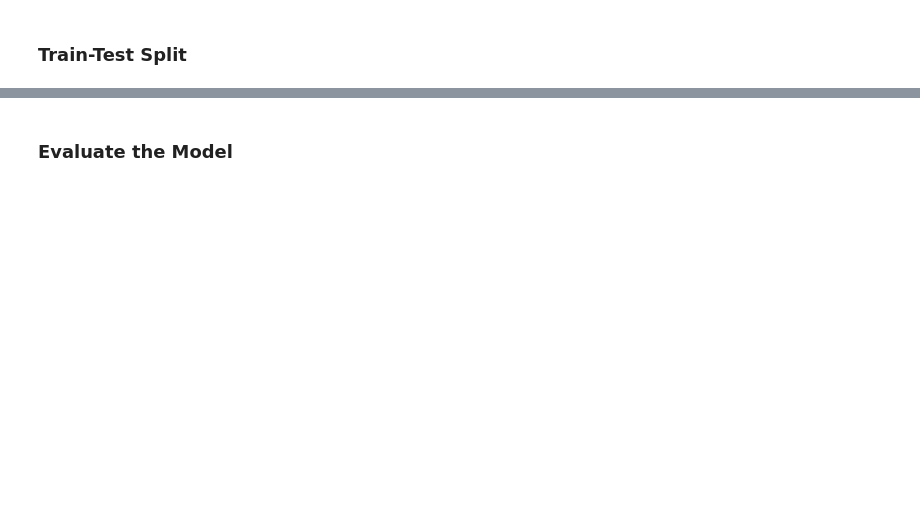
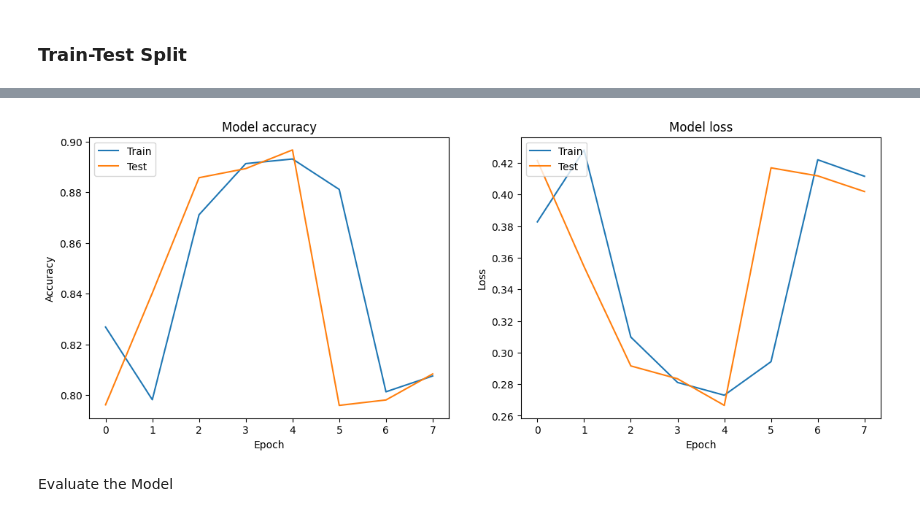
Before and after one commit to namrata1104/Fake_news_detection, a Jupyter notebook: notebooks/fakenews-jarrod.ipynb, the cells around one changed output, grey strips where cells are left out. Cells and saved outputs as stored; diff of their text form; code cells hidden in the pictures; blank space fills up the shorter version.

```diff
--- a/notebooks/fakenews-jarrod.ipynb
+++ b/notebooks/fakenews-jarrod.ipynb
@@ -169,4 +282,28 @@ Epoch 5/5
+# %%
+# Plot training & validation accuracy values
+plt.figure(figsize=(14, 5))
+
+plt.subplot(1, 2, 1)
+plt.plot(history_1.history['accuracy'])
+plt.plot(history_1.history['val_accuracy'])
+plt.title('Model accuracy')
+plt.ylabel('Accuracy')
+plt.xlabel('Epoch')
+plt.legend(['Train', 'Test'], loc='upper left')
+
+# Plot training & validation loss values
+plt.subplot(1, 2, 2)
+plt.plot(history_1.history['loss'])
+plt.plot(history_1.history['val_loss'])
+plt.title('Model loss')
+plt.ylabel('Loss')
+plt.xlabel('Epoch')
+plt.legend(['Train', 'Test'], loc='upper left')
+
+plt.show()
+# %% [output]
+[figure, added]
 # %% [markdown]
-### Evaluate the Model
+Evaluate the Model
 # %%
 # Evaluate the model on the test data
```
Also changed, not shown: parts of 57 cells of this notebook.
